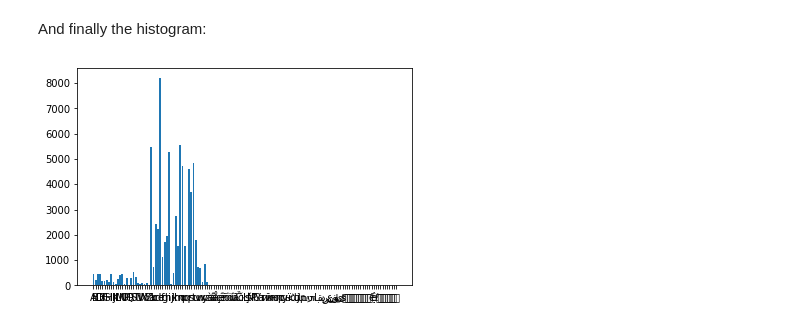
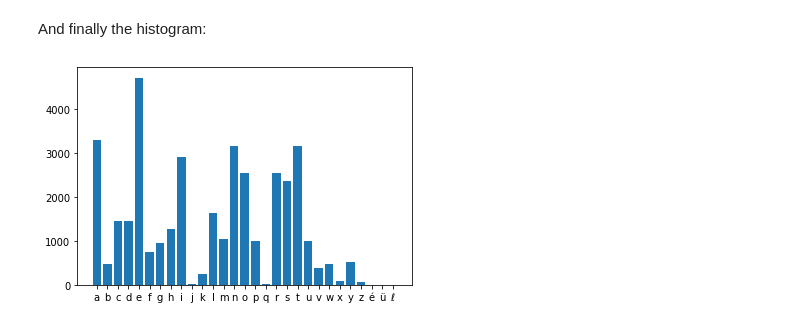
Before and after one commit to SonOf1998/ProblemSet1, a Jupyter notebook: problem1.ipynb, the cells around one changed output. Cells and saved outputs as stored; diff of their text form; code cells hidden in the pictures.

```diff
--- a/problem1.ipynb
+++ b/problem1.ipynb
@@ -186,6 +227,8 @@ letter_frequencies = {}
 
 for char in website_content:
     if str.isalpha(char):
+        char = char.lower()
+
         if char in letter_frequencies:
             letter_frequencies[char] += 1
         else:
@@ -236,17 +279,20 @@ And finally the histogram:
 # %%
 letter_frequencies = {}
 
 for char in website_content:
     if str.isalpha(char):
+        char = char.lower()
+
         if char in letter_frequencies:
             letter_frequencies[char] += 1
         else:
             letter_frequencies[char] = 1
 
 
 letter_frequencies = dict(sorted(letter_frequencies.items()))
 
+#plt.figure(figsize=(100, 200))
 plt.bar(letter_frequencies.keys(), letter_frequencies.values())
 plt.show()
 # %% [output]
-[figure, old version]
+[figure, new version]
```
Also changed, not shown: parts of 17 cells of this notebook.
